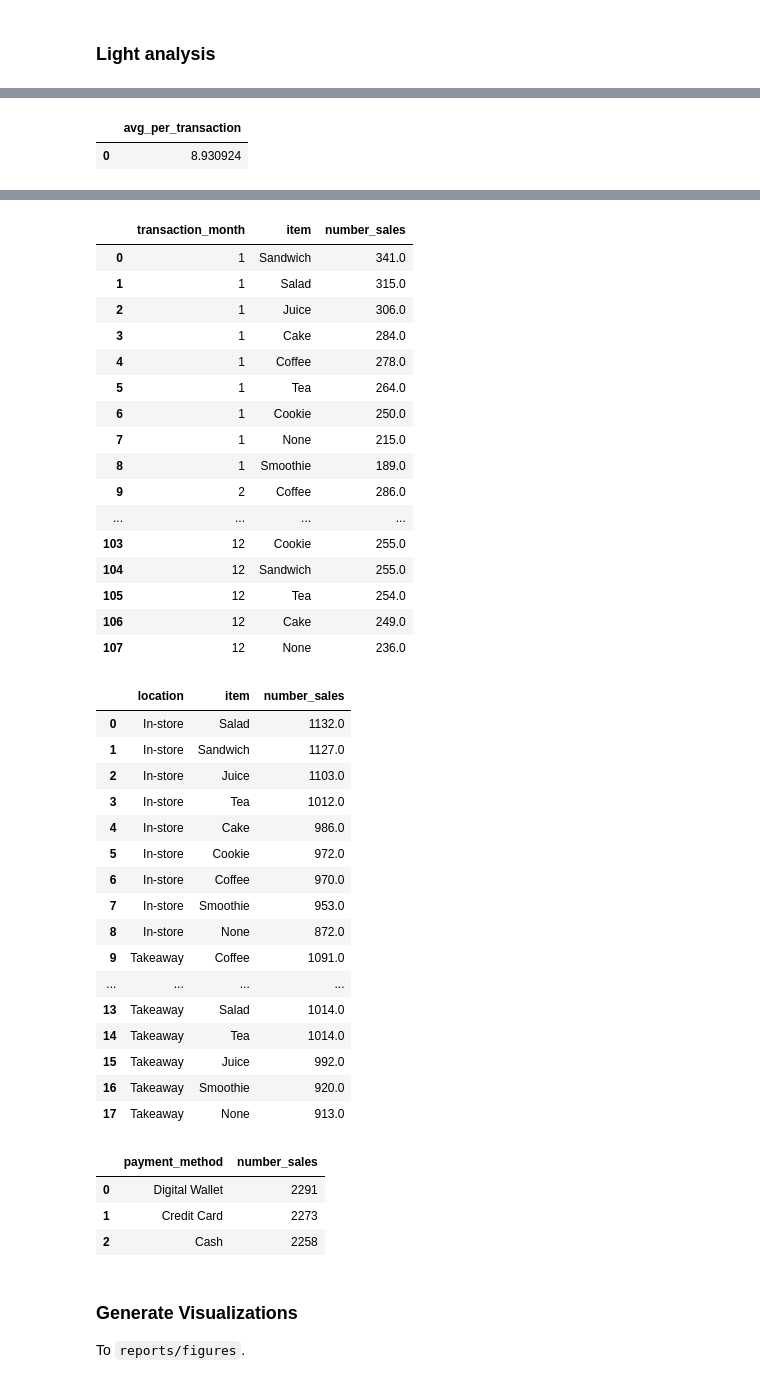
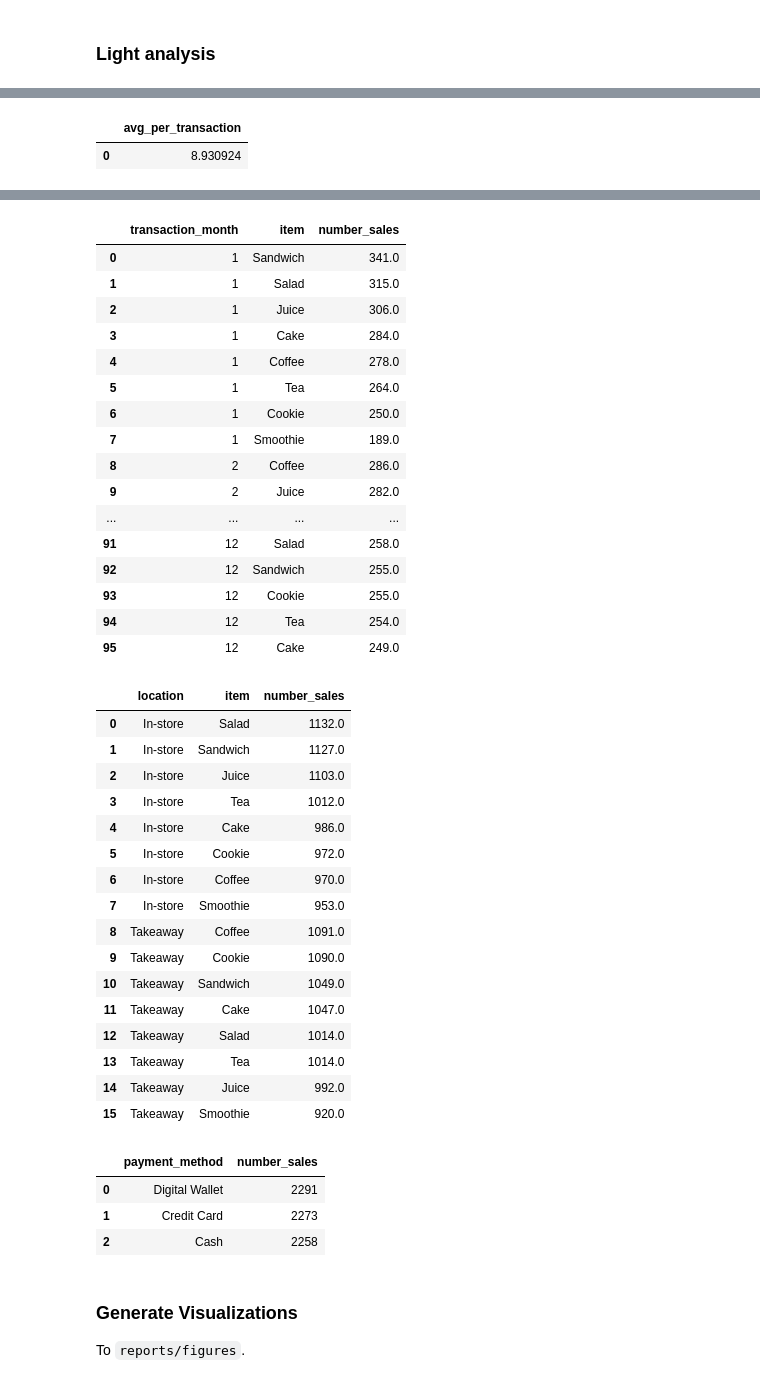
Before and after one commit to masonamp/cafe-sales-data-cleaning, a Jupyter notebook: cafe_cleaning.ipynb, the cells around one changed output, grey strips where cells are left out. Saved outputs shown, nothing was run; the diff lists cells and outputs as text; code cells hidden in the pictures.

```diff
--- a/cafe_cleaning.ipynb
+++ b/cafe_cleaning.ipynb
@@ -346,7 +346,7 @@ SELECT
     item,
     SUM(quantity) AS number_sales
 FROM clean_data
-WHERE transaction_month IS NOT NULL
+WHERE transaction_month IS NOT NULL AND item IS NOT NULL
 GROUP BY transaction_month, item
 ORDER BY transaction_month, number_sales DESC
 """).df()
@@ -360,7 +360,7 @@ SELECT
     item,
     SUM(quantity) AS number_sales
 FROM clean_data
-WHERE location IS NOT NULL
+WHERE location IS NOT NULL AND item IS NOT NULL
 GROUP BY location, item
 ORDER BY location, number_sales DESC
 """).df()
@@ -399,49 +399,49 @@ display(top_payment_methods)
 | 1 | Takeaway | 26487.5 |
 |  | avg_per_transaction |
 | 0 | 8.930924 |
 |  | item | number_sales |
 | 0 | Coffee | 3534.0 |
 | 1 | Juice | 3505.0 |
 | 2 | Salad | 3468.0 |
 | 3 | Cake | 3462.0 |
 | 4 | Sandwich | 3424.0 |
 | 5 | Smoothie | 3330.0 |
 | 6 | Tea | 3292.0 |
 | 7 | Cookie | 3228.0 |
 |  | transaction_month | item | number_sales |
 | 0 | 1 | Sandwich | 341.0 |
 | 1 | 1 | Salad | 315.0 |
 | 2 | 1 | Juice | 306.0 |
 | 3 | 1 | Cake | 284.0 |
 | 4 | 1 | Coffee | 278.0 |
 | 5 | 1 | Tea | 264.0 |
 | 6 | 1 | Cookie | 250.0 |
-| 7 | 1 | None | 215.0 |
-| 8 | 1 | Smoothie | 189.0 |
-| 9 | 2 | Coffee | 286.0 |
+| 7 | 1 | Smoothie | 189.0 |
+| 8 | 2 | Coffee | 286.0 |
+| 9 | 2 | Juice | 282.0 |
 | ... | ... | ... | ... |
-| 103 | 12 | Cookie | 255.0 |
-| 104 | 12 | Sandwich | 255.0 |
-| 105 | 12 | Tea | 254.0 |
-| 106 | 12 | Cake | 249.0 |
-| 107 | 12 | None | 236.0 |
+| 91 | 12 | Salad | 258.0 |
+| 92 | 12 | Sandwich | 255.0 |
+| 93 | 12 | Cookie | 255.0 |
+| 94 | 12 | Tea | 254.0 |
+| 95 | 12 | Cake | 249.0 |
 |  | location | item | number_sales |
 | 0 | In-store | Salad | 1132.0 |
 | 1 | In-store | Sandwich | 1127.0 |
 | 2 | In-store | Juice | 1103.0 |
 | 3 | In-store | Tea | 1012.0 |
 | 4 | In-store | Cake | 986.0 |
 | 5 | In-store | Cookie | 972.0 |
 | 6 | In-store | Coffee | 970.0 |
 | 7 | In-store | Smoothie | 953.0 |
-| 8 | In-store | None | 872.0 |
-| 9 | Takeaway | Coffee | 1091.0 |
-| ... | ... | ... | ... |
-| 13 | Takeaway | Salad | 1014.0 |
-| 14 | Takeaway | Tea | 1014.0 |
-| 15 | Takeaway | Juice | 992.0 |
-| 16 | Takeaway | Smoothie | 920.0 |
-| 17 | Takeaway | None | 913.0 |
+| 8 | Takeaway | Coffee | 1091.0 |
+| 9 | Takeaway | Cookie | 1090.0 |
+| 10 | Takeaway | Sandwich | 1049.0 |
+| 11 | Takeaway | Cake | 1047.0 |
+| 12 | Takeaway | Salad | 1014.0 |
+| 13 | Takeaway | Tea | 1014.0 |
+| 14 | Takeaway | Juice | 992.0 |
+| 15 | Takeaway | Smoothie | 920.0 |
 |  | payment_method | number_sales |
 | 0 | Digital Wallet | 2291 |
 | 1 | Credit Card | 2273 |
```
Also changed, not shown: 2 other files.
